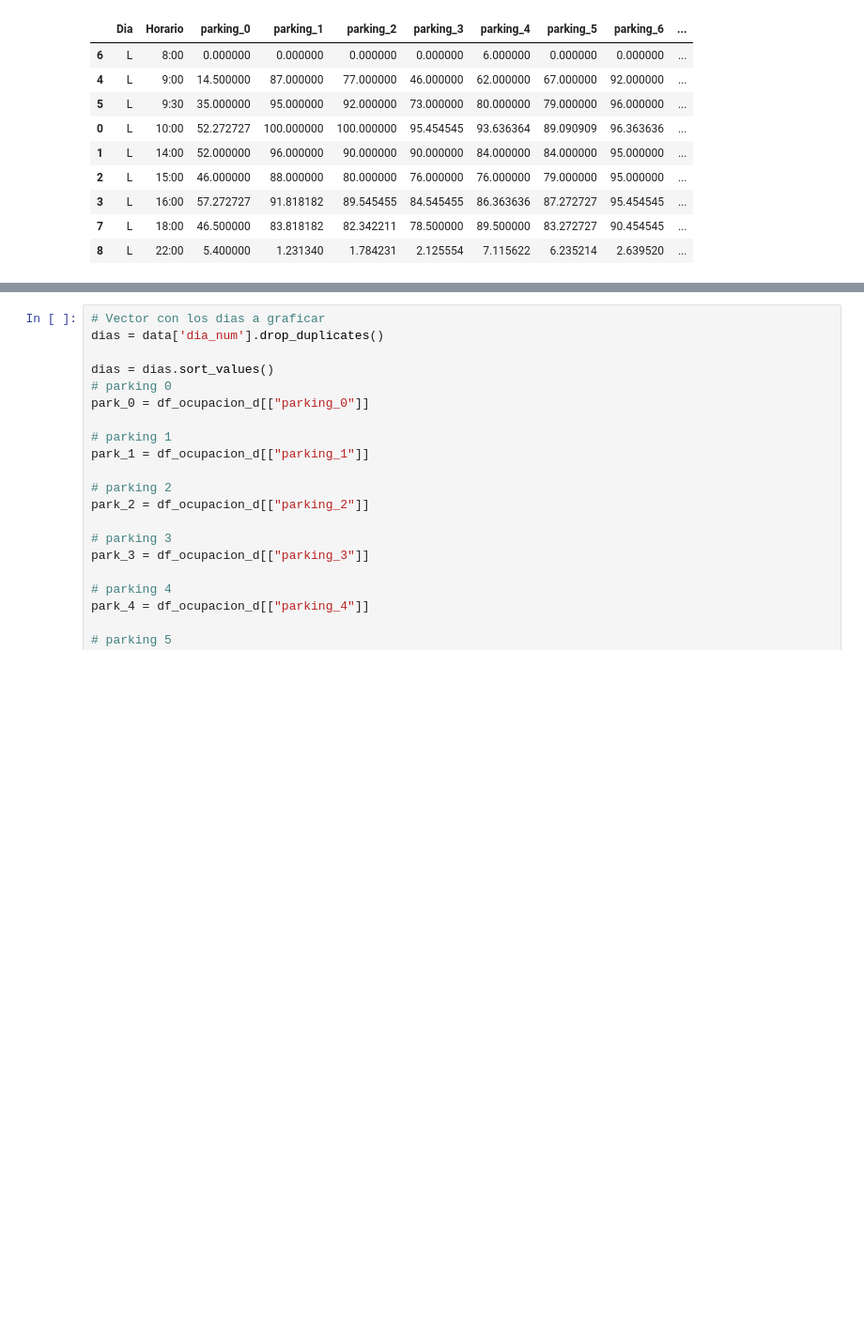
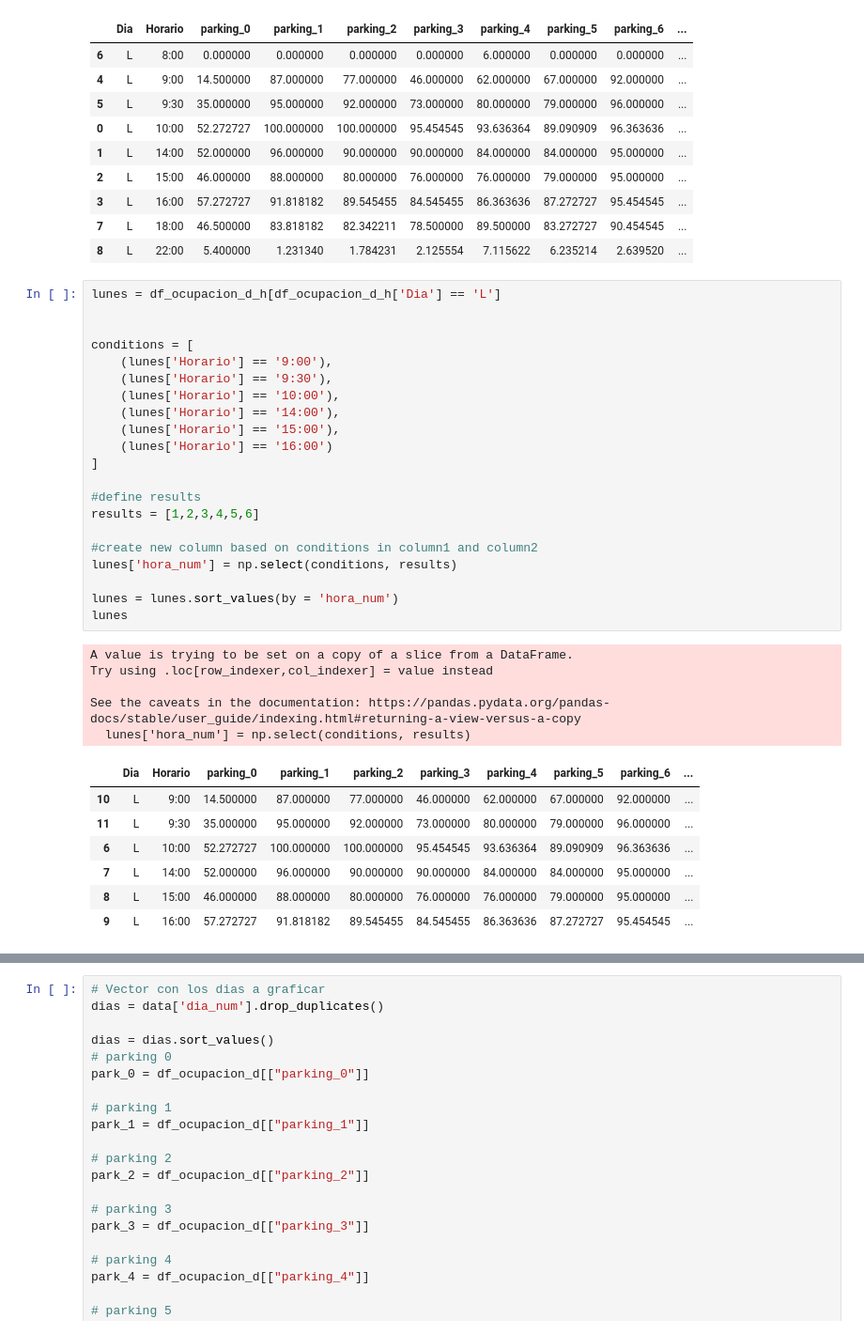
Before and after one commit to Ana-AlonsoCanizares/Practicas_Individuales, a Jupyter notebook: PI_parking.ipynb, the cells around one changed output, grey strips where cells are left out. Shown: that part at 94% size. Drawn from its saved outputs; the diff is of its cells as text; blank space fills up the shorter version.

```diff
--- a/PI_parking.ipynb
+++ b/PI_parking.ipynb
@@ -212,6 +212,40 @@ lunes
 | 3 | L | 16:00 | 57.272727 | 91.818182 | 89.545455 | 84.545455 | 86.363636 | 87.272727 | 95.454545 | ... |
 | 7 | L | 18:00 | 46.500000 | 83.818182 | 82.342211 | 78.500000 | 89.500000 | 83.272727 | 90.454545 | ... |
 | 8 | L | 22:00 | 5.400000 | 1.231340 | 1.784231 | 2.125554 | 7.115622 | 6.235214 | 2.639520 | ... |
+# %%
+lunes = df_ocupacion_d_h[df_ocupacion_d_h['Dia'] == 'L']
+
+
+conditions = [
+    (lunes['Horario'] == '9:00'),
+    (lunes['Horario'] == '9:30'),
+    (lunes['Horario'] == '10:00'),
+    (lunes['Horario'] == '14:00'),
+    (lunes['Horario'] == '15:00'),
+    (lunes['Horario'] == '16:00')
+]
+
+#define results
+results = [1,2,3,4,5,6]
+
+#create new column based on conditions in column1 and column2
+lunes['hora_num'] = np.select(conditions, results)
+
+lunes = lunes.sort_values(by = 'hora_num')
+lunes
+# %% [output]
+A value is trying to be set on a copy of a slice from a DataFrame.
+Try using .loc[row_indexer,col_indexer] = value instead
+
+See the caveats in the documentation: https://pandas.pydata.org/pandas-docs/stable/user_guide/indexing.html#returning-a-view-versus-a-copy
+  lunes['hora_num'] = np.select(conditions, results)
+|  | Dia | Horario | parking_0 | parking_1 | parking_2 | parking_3 | parking_4 | parking_5 | parking_6 | ... |
+| 10 | L | 9:00 | 14.500000 | 87.000000 | 77.000000 | 46.000000 | 62.000000 | 67.000000 | 92.000000 | ... |
+| 11 | L | 9:30 | 35.000000 | 95.000000 | 92.000000 | 73.000000 | 80.000000 | 79.000000 | 96.000000 | ... |
+| 6 | L | 10:00 | 52.272727 | 100.000000 | 100.000000 | 95.454545 | 93.636364 | 89.090909 | 96.363636 | ... |
+| 7 | L | 14:00 | 52.000000 | 96.000000 | 90.000000 | 90.000000 | 84.000000 | 84.000000 | 95.000000 | ... |
+| 8 | L | 15:00 | 46.000000 | 88.000000 | 80.000000 | 76.000000 | 76.000000 | 79.000000 | 95.000000 | ... |
+| 9 | L | 16:00 | 57.272727 | 91.818182 | 89.545455 | 84.545455 | 86.363636 | 87.272727 | 95.454545 | ... |
 # %%
 # Vector con los dias a graficar
 horas = lunes['Horario'].drop_duplicates()
```
Also changed, not shown: parts of 4 cells of this notebook.
